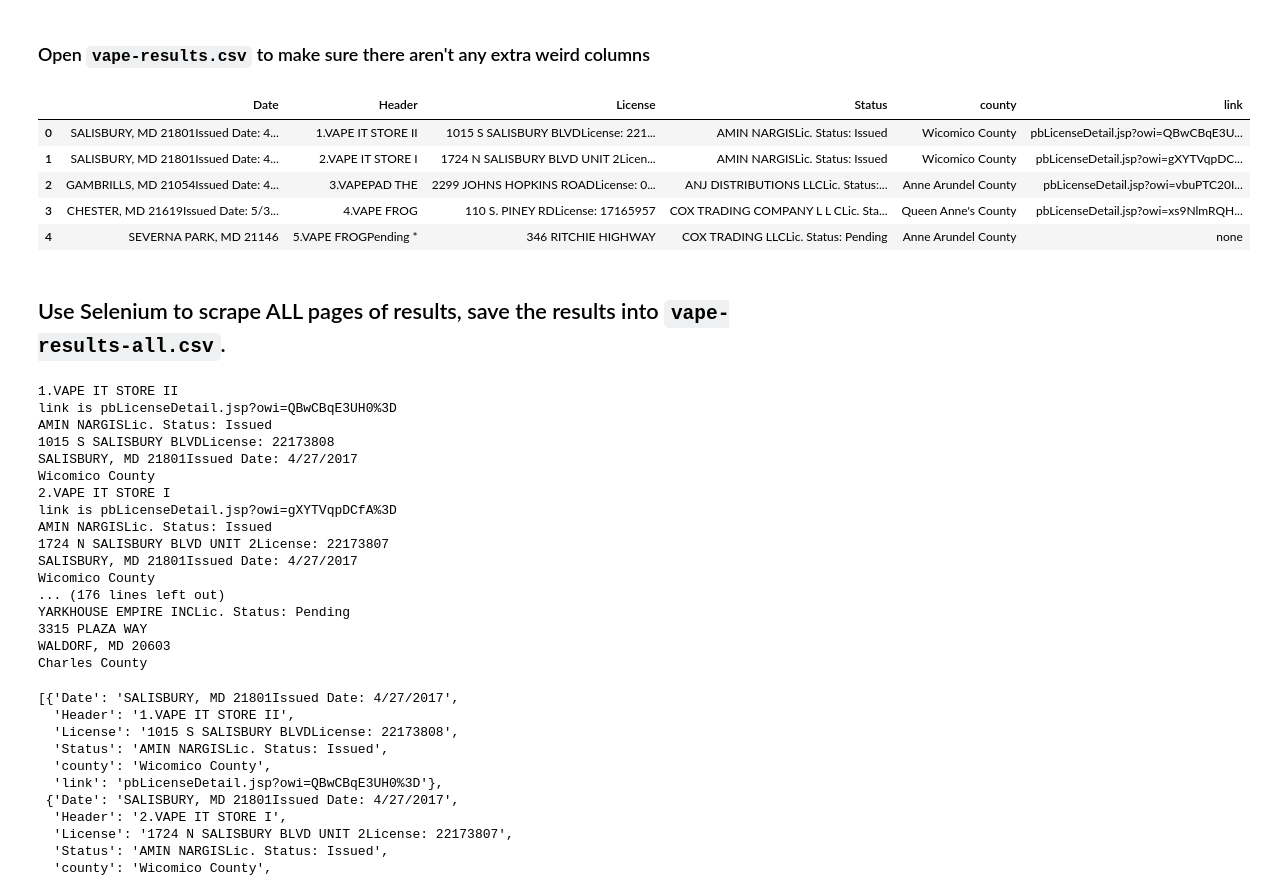
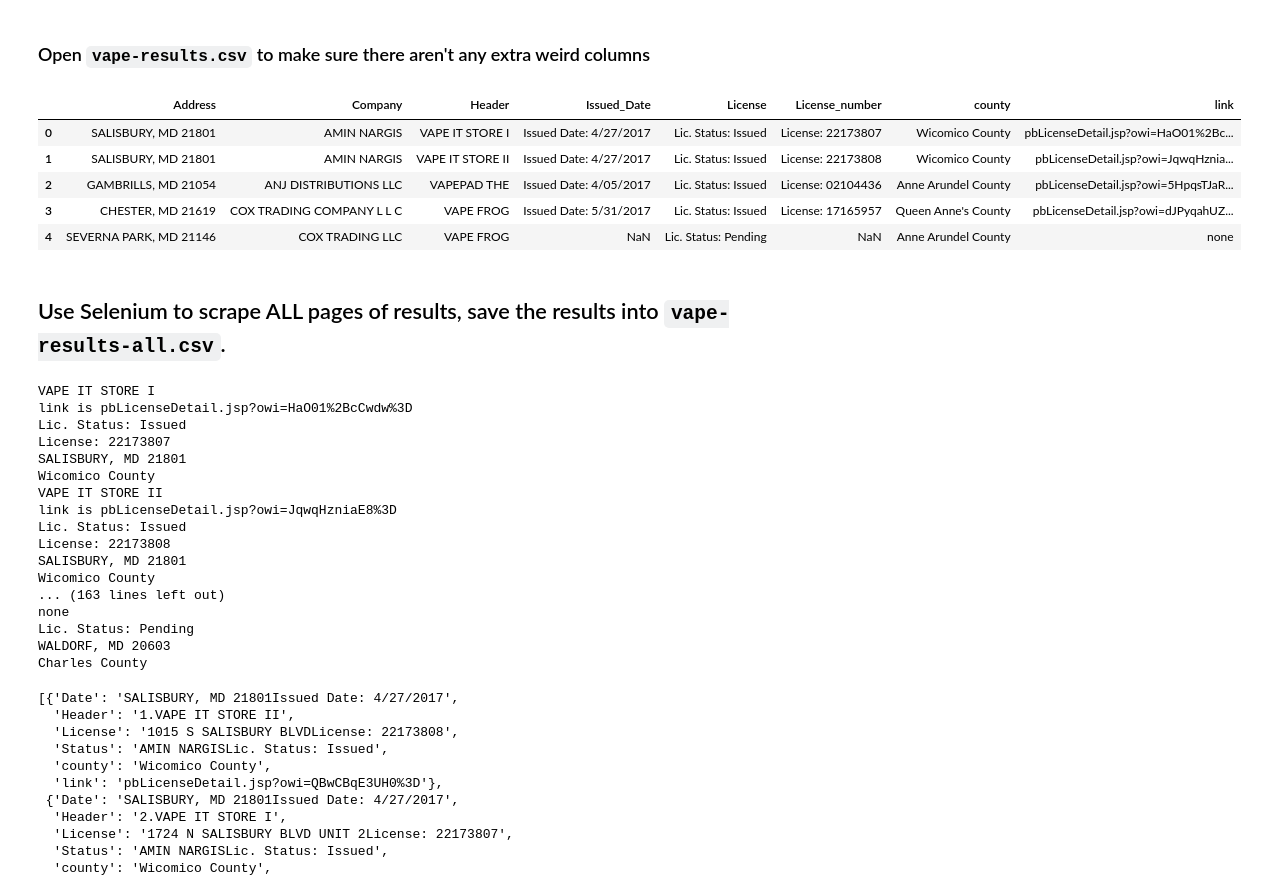
Before and after one commit to JulienAssouline/Foundations-Python, a Jupyter notebook: Using Selenium to Scrape Maryland Business Licenses.ipynb, the cells around one changed output. Cells and saved outputs as stored; diff of their text form; code cells hidden in the pictures.

```diff
--- a/Using Selenium to Scrape Maryland Business Licenses.ipynb
+++ b/Using Selenium to Scrape Maryland Business Licenses.ipynb
@@ -238,14 +232,14 @@ df.head()
 ### Open `vape-results.csv` to make sure there aren't any extra weird columns
 # %%
 df_vap = pd.read_csv("vap-results.csv")
-df_vap
+df_vap.head()
 # %% [output]
-|  | Date | Header | License | Status | county | link |
-| 0 | SALISBURY, MD 21801Issued Date: 4... | 1.VAPE IT STORE II | 1015 S SALISBURY BLVDLicense: 221... | AMIN NARGISLic. Status: Issued | Wicomico County | pbLicenseDetail.jsp?owi=QBwCBqE3U... |
-| 1 | SALISBURY, MD 21801Issued Date: 4... | 2.VAPE IT STORE I | 1724 N SALISBURY BLVD UNIT 2Licen... | AMIN NARGISLic. Status: Issued | Wicomico County | pbLicenseDetail.jsp?owi=gXYTVqpDC... |
-| 2 | GAMBRILLS, MD 21054Issued Date: 4... | 3.VAPEPAD THE | 2299 JOHNS HOPKINS ROADLicense: 0... | ANJ DISTRIBUTIONS LLCLic. Status:... | Anne Arundel County | pbLicenseDetail.jsp?owi=vbuPTC20I... |
-| 3 | CHESTER, MD 21619Issued Date: 5/3... | 4.VAPE FROG | 110 S. PINEY RDLicense: 17165957 | COX TRADING COMPANY L L CLic. Sta... | Queen Anne's County | pbLicenseDetail.jsp?owi=xs9NlmRQH... |
-| 4 | SEVERNA PARK, MD 21146 | 5.VAPE FROGPending * | 346 RITCHIE HIGHWAY | COX TRADING LLCLic. Status: Pending | Anne Arundel County | none |
+|  | Address | Company | Header | Issued_Date | License | License_number | county | link |
+| 0 | SALISBURY, MD 21801 | AMIN NARGIS | VAPE IT STORE I | Issued Date: 4/27/2017 | Lic. Status: Issued | License: 22173807 | Wicomico County | pbLicenseDetail.jsp?owi=HaO01%2Bc... |
+| 1 | SALISBURY, MD 21801 | AMIN NARGIS | VAPE IT STORE II | Issued Date: 4/27/2017 | Lic. Status: Issued | License: 22173808 | Wicomico County | pbLicenseDetail.jsp?owi=JqwqHznia... |
+| 2 | GAMBRILLS, MD 21054 | ANJ DISTRIBUTIONS LLC | VAPEPAD THE | Issued Date: 4/05/2017 | Lic. Status: Issued | License: 02104436 | Anne Arundel County | pbLicenseDetail.jsp?owi=5HpqsTJaR... |
+| 3 | CHESTER, MD 21619 | COX TRADING COMPANY L L C | VAPE FROG | Issued Date: 5/31/2017 | Lic. Status: Issued | License: 17165957 | Queen Anne's County | pbLicenseDetail.jsp?owi=dJPyqahUZ... |
+| 4 | SEVERNA PARK, MD 21146 | COX TRADING LLC | VAPE FROG | NaN | Lic. Status: Pending | NaN | Anne Arundel County | none |
 # %% [markdown]
 ## Use Selenium to scrape ALL pages of results, save the results into `vape-results-all.csv`.
 # %%
@@ -259,7 +253,7 @@ while True:
     for header in business_headers:
         dictionary = {}
         rows = header.find_next_siblings('tr')
-        header_1 = header.text.strip().replace("\n", "")
+        header_1 = header.find_all("td")[1].text.strip().replace("\n", "")
         if header_1:
             print(header_1)
             dictionary["Header"] = header_1
@@ -271,19 +265,25 @@ while True:
             links = "none"
             print(links)
             dictionary["link"] = links
-        Status = rows[0].text.strip().replace("\n", "")
+        License = rows[0]("td")[2].text.strip().replace("\n", "")
         if Status:
-            print(Status)
-            dictionary["Status"] = Status
-        License = rows[1].text.strip().replace("\n", "")
-        if License:
             print(License)
             dictionary["License"] = License
-        Date = rows[2].text.strip().replace("\n", "")
-        if Date:
-            print(Date)
-            dictionary["Date"] = Date
-        county = rows[3].text.strip().replace("\n", "")
+        Company = rows[0]("td")[1].text.strip().replace("\n", "")
+        if Company:
+            dictionary["Company"] = Company
+        License_number = rows[1]("td")[2].text.strip().replace("\n", "")
+        if License_number:
+            print(License_number)
+            dictionary["License_number"] = License_number
+        Address = rows[2]("td")[1].text.strip().replace("\n", "")
+        if Address:
+            print(Address)
+            dictionary["Address"] = Address
+        Issued_Date = rows[2]("td")[2].text.strip().replace("\n", "")
+        if Issued_Date:
+            dictionary["Issued_Date"] = Issued_Date
+        county = rows[3]("td")[1].text.strip().replace("\n", "")
         if county:
             print(county)
             dictionary["county"] = county
@@ -294,21 +294,21 @@ while True:
     except:
         break
 # %% [output]
-1.VAPE IT STORE II
-link is pbLicenseDetail.jsp?owi=QBwCBqE3UH0%3D
-AMIN NARGISLic. Status: Issued
-1015 S SALISBURY BLVDLicense: 22173808
-SALISBURY, MD 21801Issued Date: 4/27/2017
+VAPE IT STORE I
+link is pbLicenseDetail.jsp?owi=HaO01%2BcCwdw%3D
+Lic. Status: Issued
+License: 22173807
+SALISBURY, MD 21801
 Wicomico County
-2.VAPE IT STORE I
-link is pbLicenseDetail.jsp?owi=gXYTVqpDCfA%3D
-AMIN NARGISLic. Status: Issued
-1724 N SALISBURY BLVD UNIT 2License: 22173807
-SALISBURY, MD 21801Issued Date: 4/27/2017
+VAPE IT STORE II
+link is pbLicenseDetail.jsp?owi=JqwqHzniaE8%3D
+Lic. Status: Issued
+License: 22173808
+SALISBURY, MD 21801
 Wicomico County
-... (176 lines left out)
-YARKHOUSE EMPIRE INCLic. Status: Pending
-3315 PLAZA WAY
+... (163 lines left out)
+none
+Lic. Status: Pending
 WALDORF, MD 20603
 Charles County
 # %%
```
Also changed, not shown: parts of 5 cells of this notebook.
